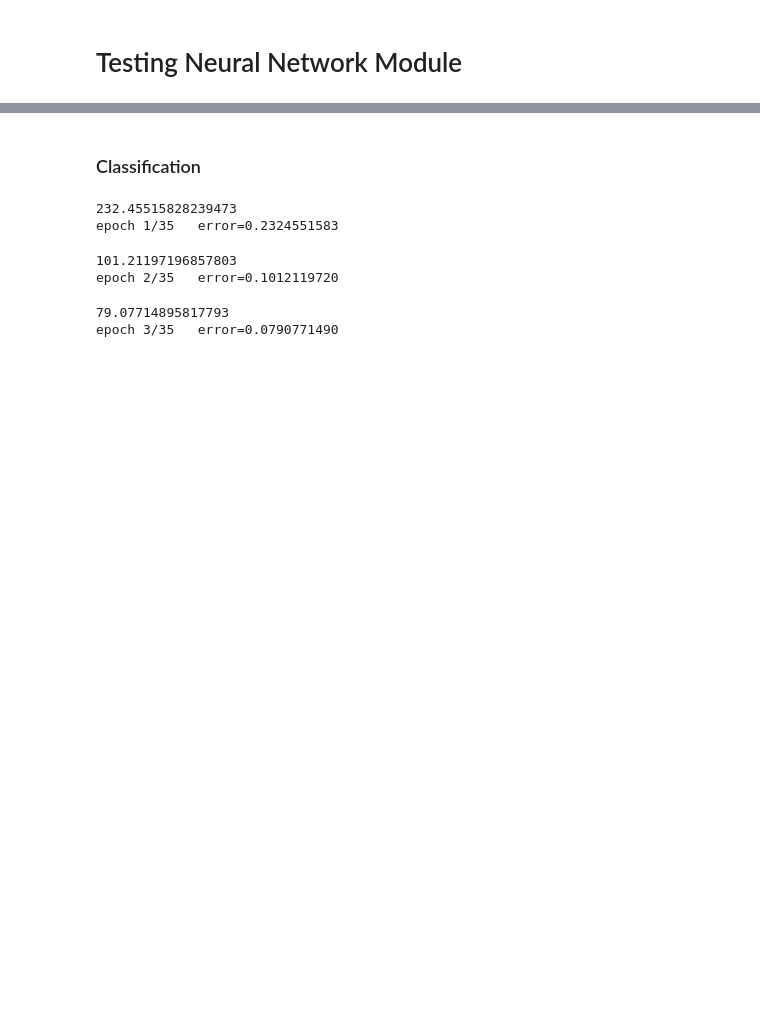
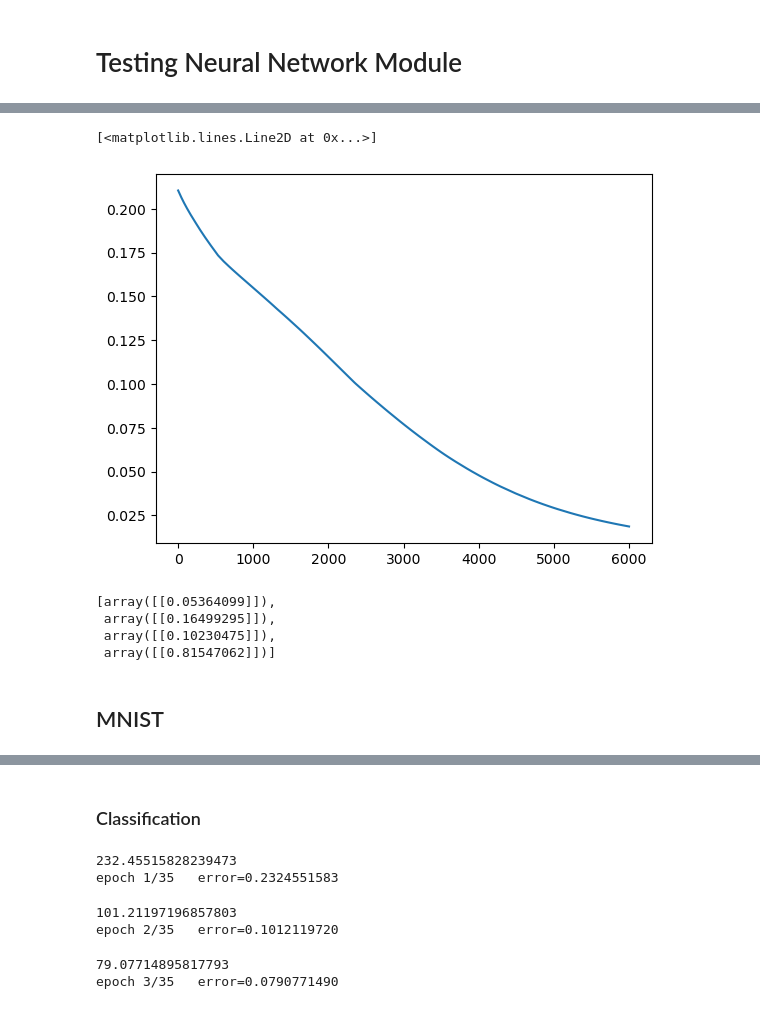
Before and after one commit to harmanpunn/The-Circle-of-Life, a Jupyter notebook: training.ipynb, the cells around one changed output, grey strips where cells are left out. Drawn from its saved outputs; the diff is of its cells as text; code cells hidden in the pictures; blank space fills up the shorter version.

```diff
--- a/training.ipynb
+++ b/training.ipynb
@@ -9,0 +12,8 @@ import pickle
+# %%
+x = np.array([[0,0],[0,1],[1,0],[1,1]]).reshape((4,1,2))
+y = np.array([[0],[0],[0],[1]]).reshape((4,1,1))
+# %%
+xormodel = Model(2).add(10,ActivationFunction.relu).add(10,ActivationFunction.relu).add(1,ActivationFunction.sigmoid).use().initLayers()
+h= []
+# %%
+h += xormodel.fit(x,y,1000)
@@ -10,3 +46,17 @@ import pickle
+# %%
+plt.plot(h)
+# %% [output]
+[<matplotlib.lines.Line2D at 0x...>]
+[figure, added]
+# %%
+xormodel.predict(x)
+# %% [output]
+[array([[0.05364099]]),
+ array([[0.16499295]]),
+ array([[0.10230475]]),
+ array([[0.81547062]])]
+# %% [markdown]
+## MNIST
 # %%
 from keras.datasets import mnist
 from keras.utils import np_utils
```
Also changed, not shown: parts of 9 cells of this notebook, 8 other files.
